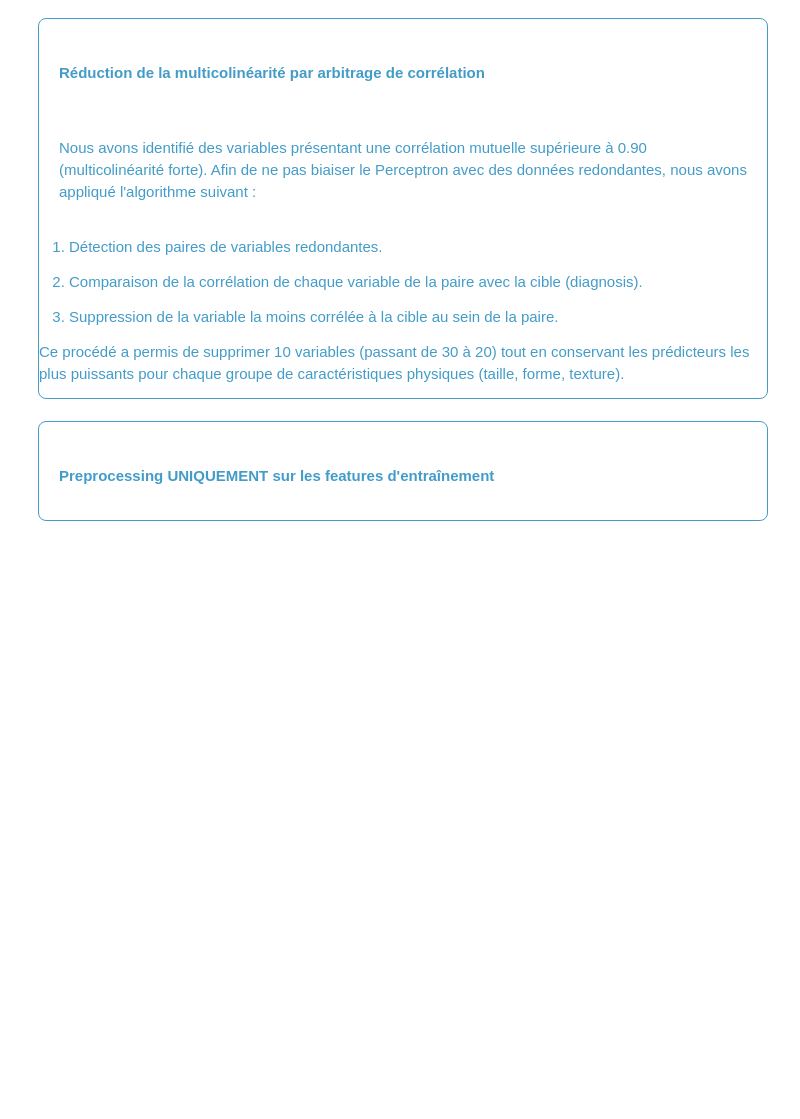
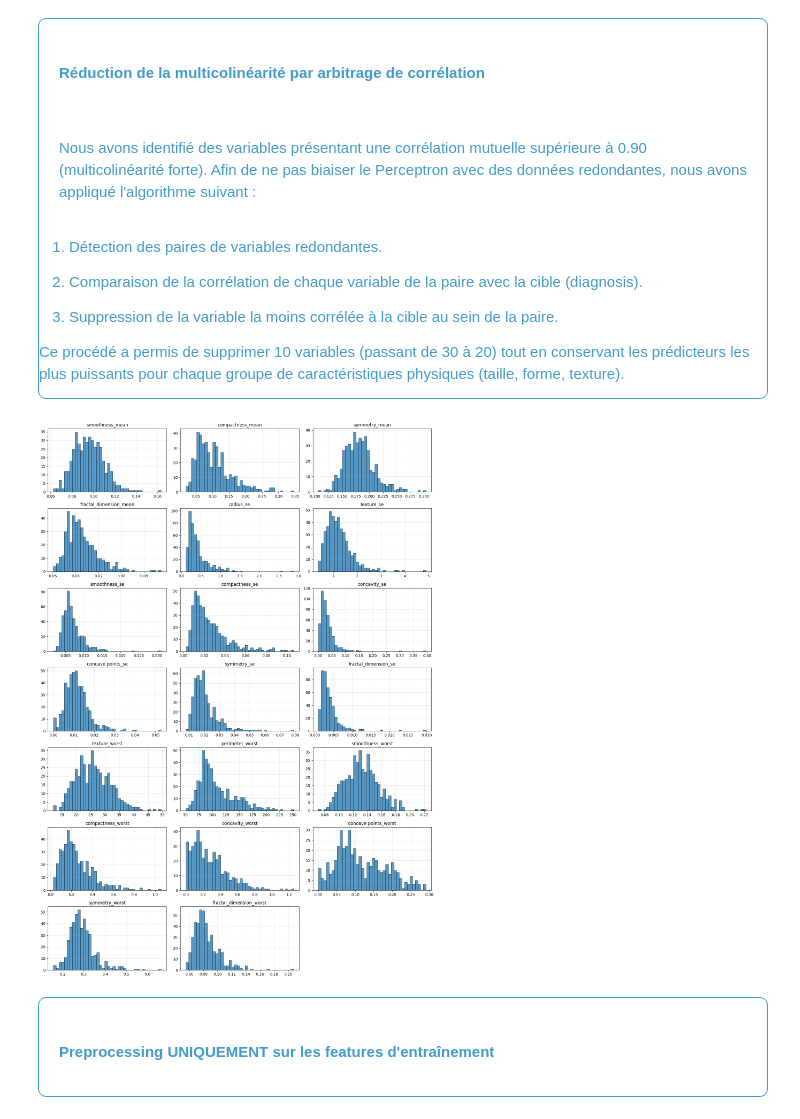
Before and after one commit to bruno-coulet/building-perceptron, a Jupyter notebook: eda.ipynb, the cells around one changed output. Drawn from its saved outputs; the diff is of its cells as text; code cells hidden in the pictures; blank space fills up the shorter version.

```diff
--- a/eda.ipynb
+++ b/eda.ipynb
@@ -399,7 +401,9 @@ Ce procédé a permis de supprimer 10 variables (passant de 30 à 20) tout en co
 </p>
 </div>
 # %%
-# plot_numeric_histograms(X_train[numeric_columns])
+plot_numeric_histograms(X_train[numeric_columns])
+# %% [output]
+[figure, added]
 # %% [markdown]
 <div style="border: 1px solid #439cc8;border-radius: 8px;width:95%;" >
 <h4 style="margin: auto; padding: 20px; color: #439cc8; ">Preprocessing UNIQUEMENT sur les features d'entraînement</h4>
```
Also changed, not shown: parts of 1 cell of this notebook, 1 other file.
